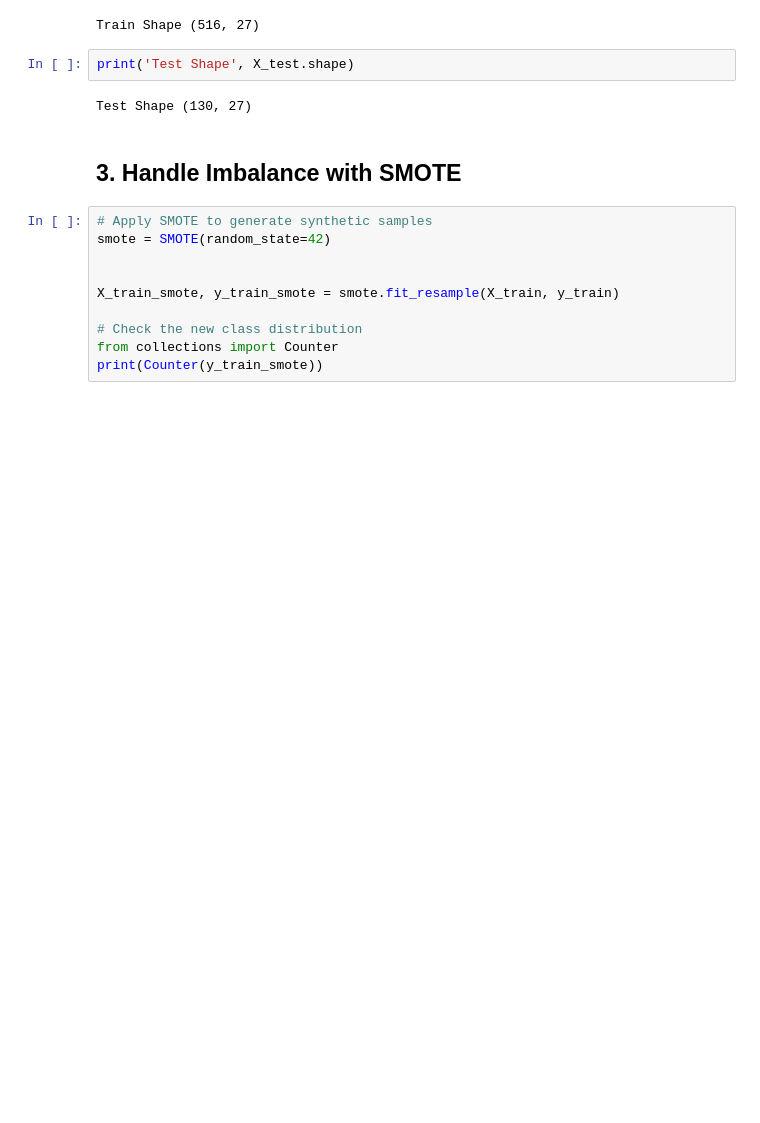
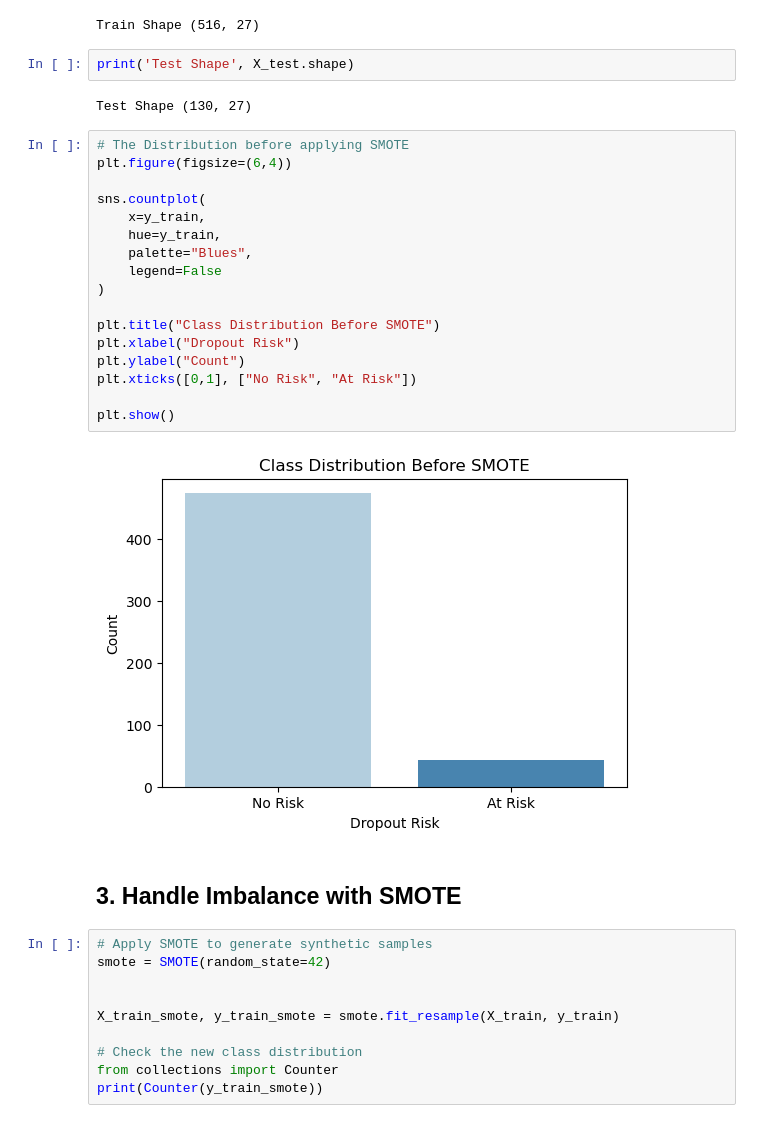
Before and after one commit to OLATECh001/Intelligent-ML-System-for-Student-dropout, a Jupyter notebook: notebook/Model_Building.ipynb, the cells around one changed output. Saved outputs shown, nothing was run; the diff lists cells and outputs as text; blank space fills up the shorter version.

```diff
--- a/notebook/Model_Building.ipynb
+++ b/notebook/Model_Building.ipynb
@@ -207,6 +207,25 @@ Train Shape (516, 27)
 print('Test Shape', X_test.shape)
 # %% [output]
 Test Shape (130, 27)
+# %%
+# The Distribution before applying SMOTE
+plt.figure(figsize=(6,4))
+
+sns.countplot(
+    x=y_train,
+    hue=y_train,
+    palette="Blues",
+    legend=False
+)
+
+plt.title("Class Distribution Before SMOTE")
+plt.xlabel("Dropout Risk")
+plt.ylabel("Count")
+plt.xticks([0,1], ["No Risk", "At Risk"])
+
+plt.show()
+# %% [output]
+[figure, added]
 # %% [markdown]
 ## 3. Handle Imbalance with SMOTE
 # %%
```
Also changed, not shown: parts of 15 cells of this notebook, 17 other files.
